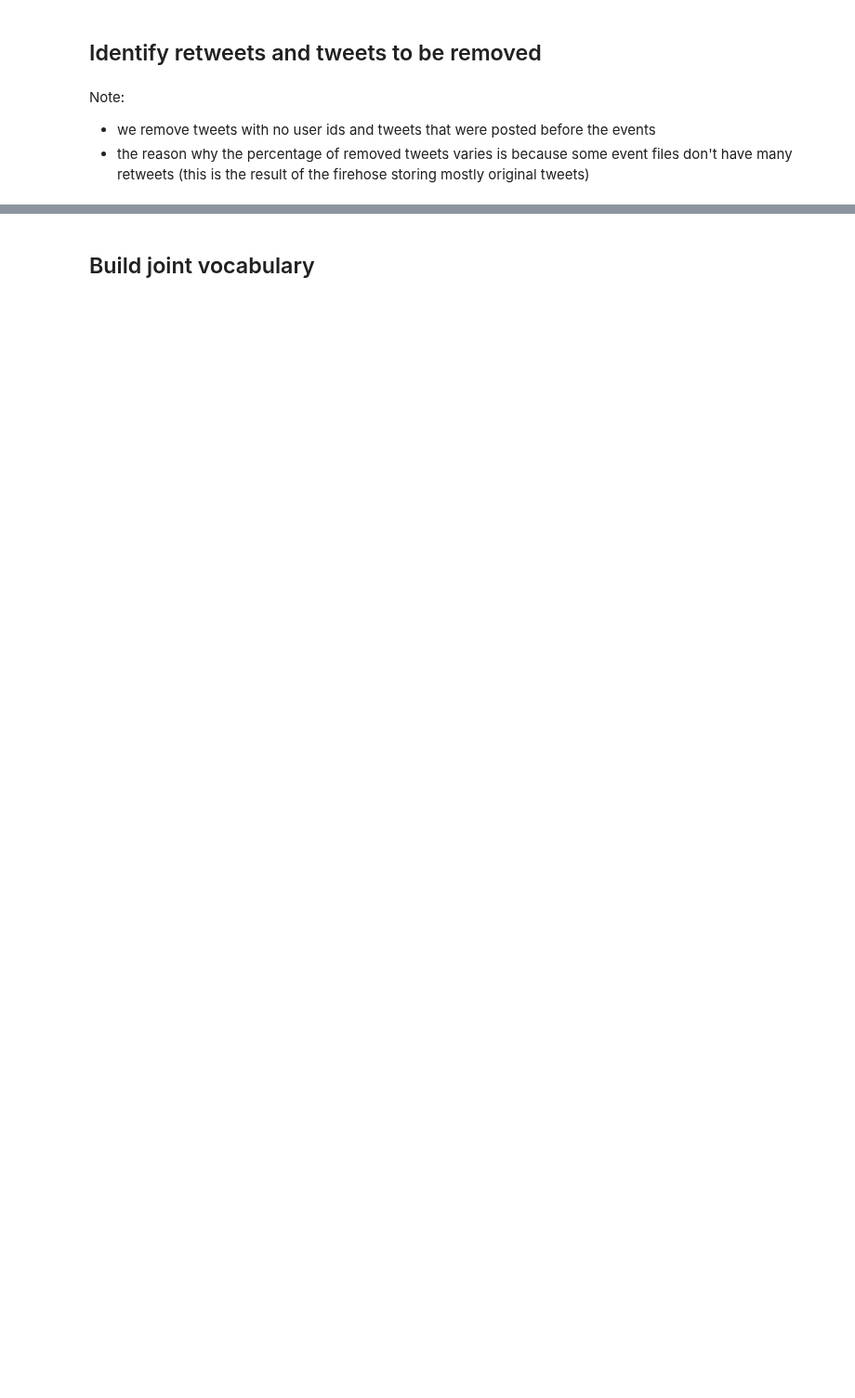
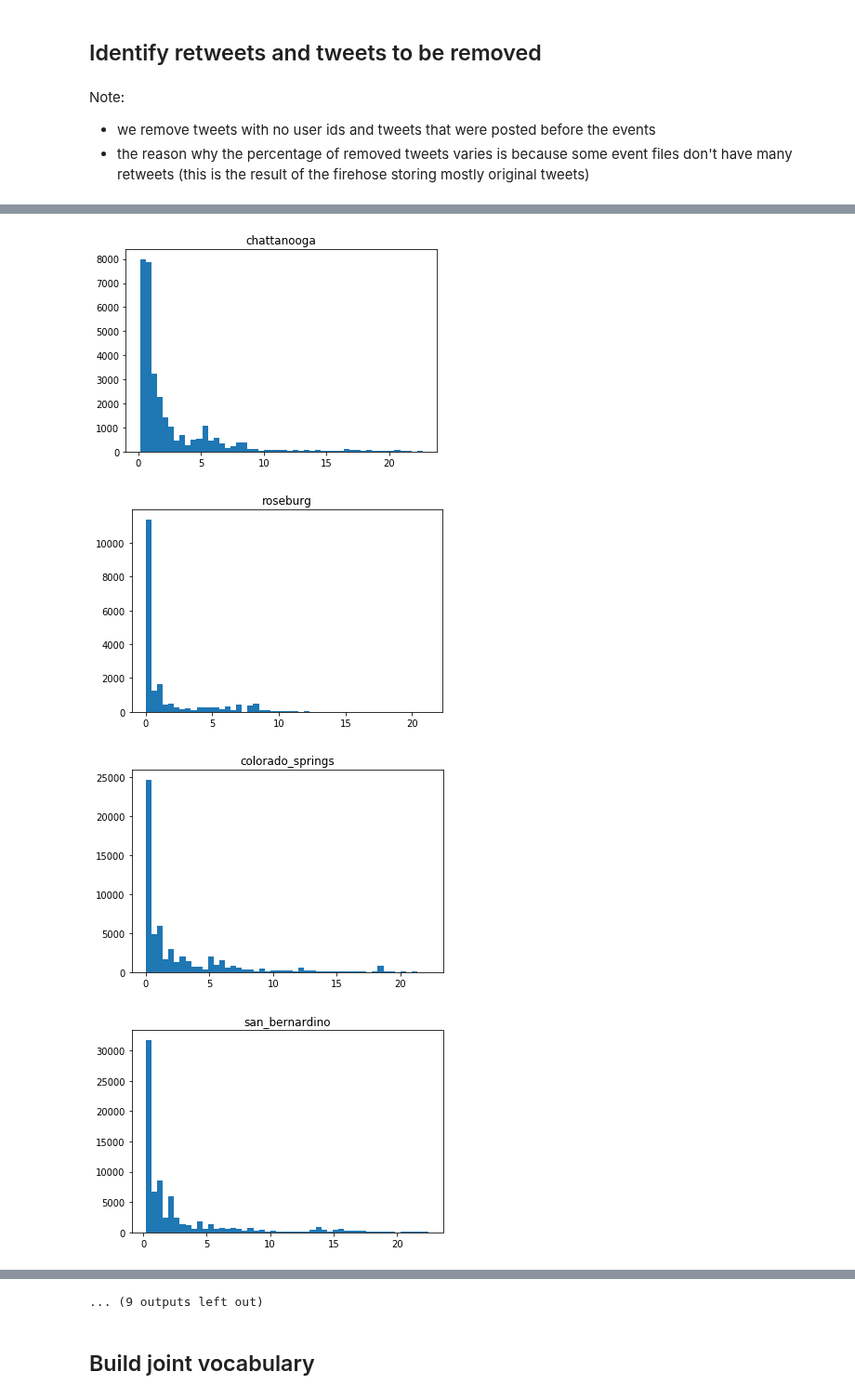
Before and after one commit to ddemszky/framing-twitter, a Jupyter notebook: 1_process_data/pre-processing.ipynb, the cells around one changed output, grey strips where cells are left out. Shown at 93% size. Cells and saved outputs as stored; diff of their text form; code cells hidden in the pictures; blank space fills up the shorter version.

```diff
--- a/1_process_data/pre-processing.ipynb
+++ b/1_process_data/pre-processing.ipynb
@@ -56,0 +62,16 @@ thousand_oaks: 6.70% removed
+# %%
+hour = 60 * 60
+day = 24 * hour
+# %%
+for e in events:
+    data = pd.read_csv(TWEET_DIR + e + '/' + e + '.csv', sep='\t', encoding='utf-8', lineterminator='\n',
+                      usecols=['timestamp', 'remove'])
+    data = data[~data['remove']]
+    plt.hist((data['timestamp']-event_times[e]) / day, bins=50)
+    plt.title(e)
+    plt.show()
+# %% [output]
+[figure, added]
+[figure, added]
+[figure, added]
+[figure, added]
@@ -57,3 +86,4 @@ thousand_oaks: 6.70% removed
+... (9 outputs left out)
 # %% [markdown]
 ## Build joint vocabulary
 # %%
```
Also changed, not shown: parts of 12 cells of this notebook, 5 other files.
